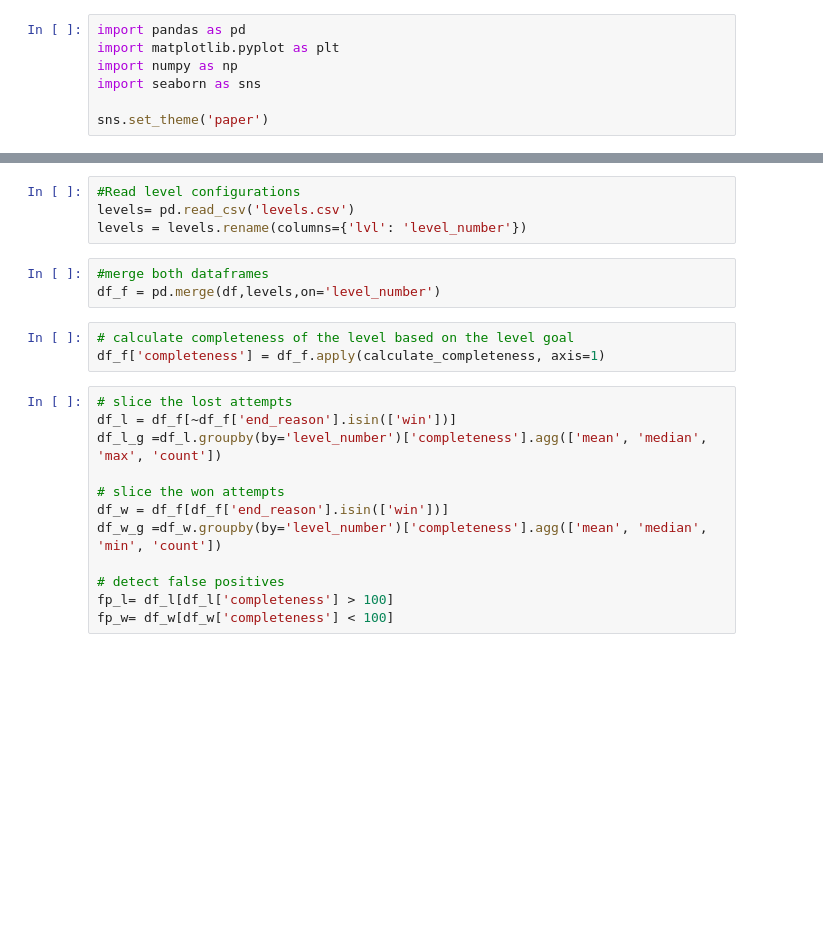
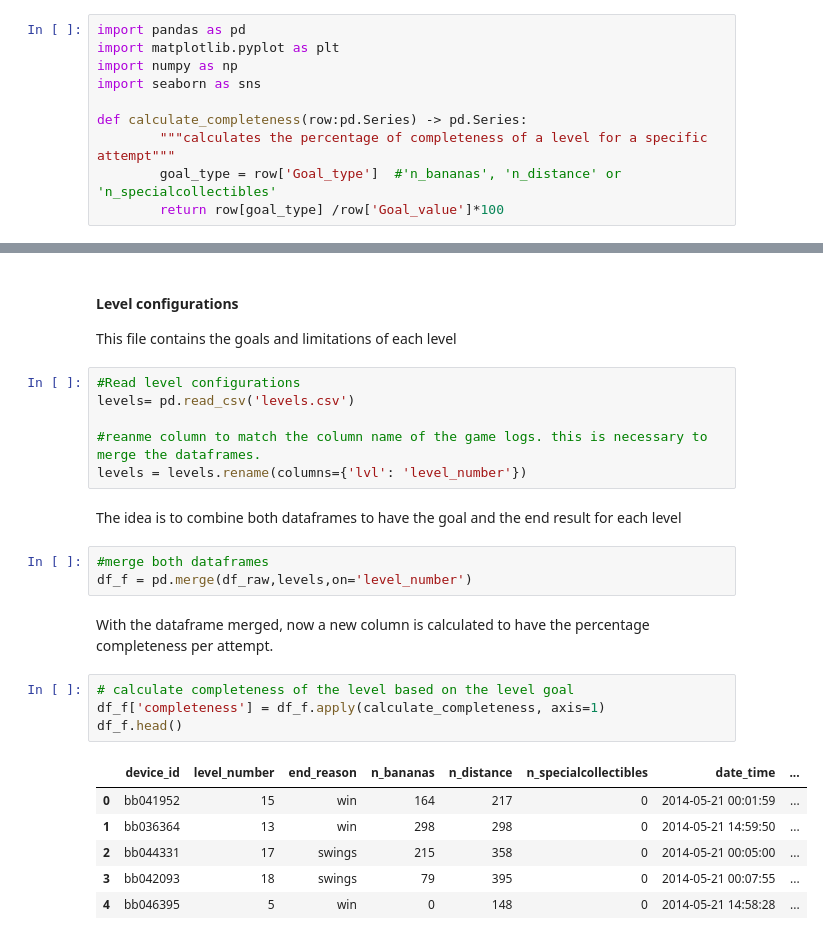
Before and after one commit to davidzg/mobile-game-data-analysis, a Jupyter notebook: EDA.ipynb, the cells around one changed output, grey strips where cells are left out. Drawn from its saved outputs; the diff is of its cells as text; blank space fills up the shorter version.

```diff
--- a/EDA.ipynb
+++ b/EDA.ipynb
@@ -4,4 +6,7 @@ import matplotlib.pyplot as plt
 import numpy as np
 import seaborn as sns
 
-sns.set_theme('paper')
+def calculate_completeness(row:pd.Series) -> pd.Series:
+        """calculates the percentage of completeness of a level for a specific attempt"""
+        goal_type = row['Goal_type']  #'n_bananas', 'n_distance' or 'n_specialcollectibles'
+        return row[goal_type] /row['Goal_value']*100
@@ -24,22 +23,27 @@ df = df.rename(columns={'n_bananavalue':'n_bananas'})
+# %% [markdown]
+#### Level configurations
+This file contains the goals and limitations of each level
 # %%
 #Read level configurations
 levels= pd.read_csv('levels.csv')
+
+#reanme column to match the column name of the game logs. this is necessary to merge the dataframes.
 levels = levels.rename(columns={'lvl': 'level_number'})
+# %% [markdown]
+The idea is to combine both dataframes to have the goal and the end result for each level
 # %%
 #merge both dataframes
-df_f = pd.merge(df,levels,on='level_number')
+df_f = pd.merge(df_raw,levels,on='level_number')
+# %% [markdown]
+With the dataframe merged, now a new column is calculated to have the percentage completeness per attempt.
 # %%
 # calculate completeness of the level based on the level goal
 df_f['completeness'] = df_f.apply(calculate_completeness, axis=1)
+df_f.head()
+# %% [output]
+|  | device_id | level_number | end_reason | n_bananas | n_distance | n_specialcollectibles | date_time | ... |
+| 0 | bb041952 | 15 | win | 164 | 217 | 0 | 2014-05-21 00:01:59 | ... |
+| 1 | bb036364 | 13 | win | 298 | 298 | 0 | 2014-05-21 14:59:50 | ... |
+| 2 | bb044331 | 17 | swings | 215 | 358 | 0 | 2014-05-21 00:05:00 | ... |
+| 3 | bb042093 | 18 | swings | 79 | 395 | 0 | 2014-05-21 00:07:55 | ... |
+| 4 | bb046395 | 5 | win | 0 | 148 | 0 | 2014-05-21 14:58:28 | ... |
-# %%
-# slice the lost attempts
-df_l = df_f[~df_f['end_reason'].isin(['win'])]
-df_l_g =df_l.groupby(by='level_number')['completeness'].agg(['mean', 'median', 'max', 'count'])
-
-# slice the won attempts
-df_w = df_f[df_f['end_reason'].isin(['win'])]
-df_w_g =df_w.groupby(by='level_number')['completeness'].agg(['mean', 'median', 'min', 'count'])
-
-# detect false positives
-fp_l= df_l[df_l['completeness'] > 100]
-fp_w= df_w[df_w['completeness'] < 100]
```
Also changed, not shown: parts of 12 cells of this notebook.
